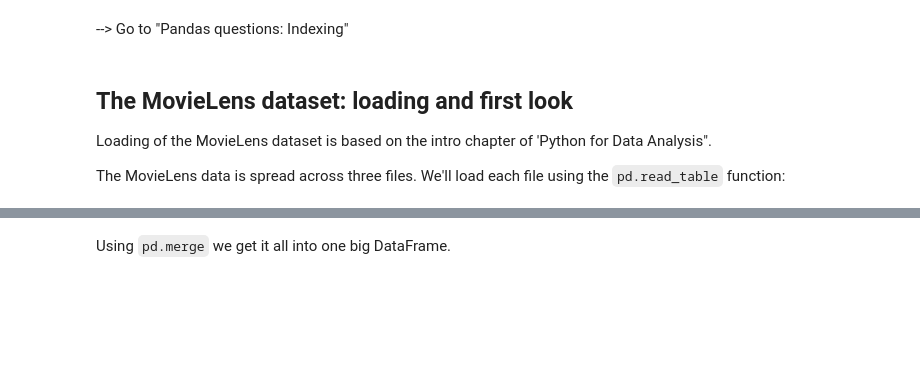
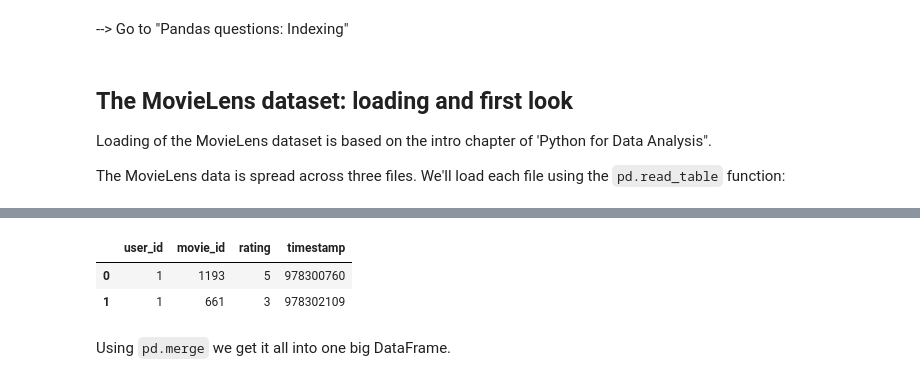
Before and after one commit to JasonCaldwellMBA/Building_A_Recommendation_System, a Jupyter notebook: pycon.ipynb, the cells around one changed output, grey strips where cells are left out. Saved outputs shown, nothing was run; the diff lists cells and outputs as text; code cells hidden in the pictures; blank space fills up the shorter version.

```diff
--- a/pycon.ipynb
+++ b/pycon.ipynb
@@ -517,3 +519,9 @@ ratings.head(5)
+# %%
+ratings.head(2)
+# %% [output]
+|  | user_id | movie_id | rating | timestamp |
+| 0 | 1 | 1193 | 5 | 978300760 |
+| 1 | 1 | 661 | 3 | 978302109 |
 # %% [markdown]
 Using `pd.merge` we get it all into  one big DataFrame.
 # %%
```
Also changed, not shown: parts of 7 cells of this notebook.
